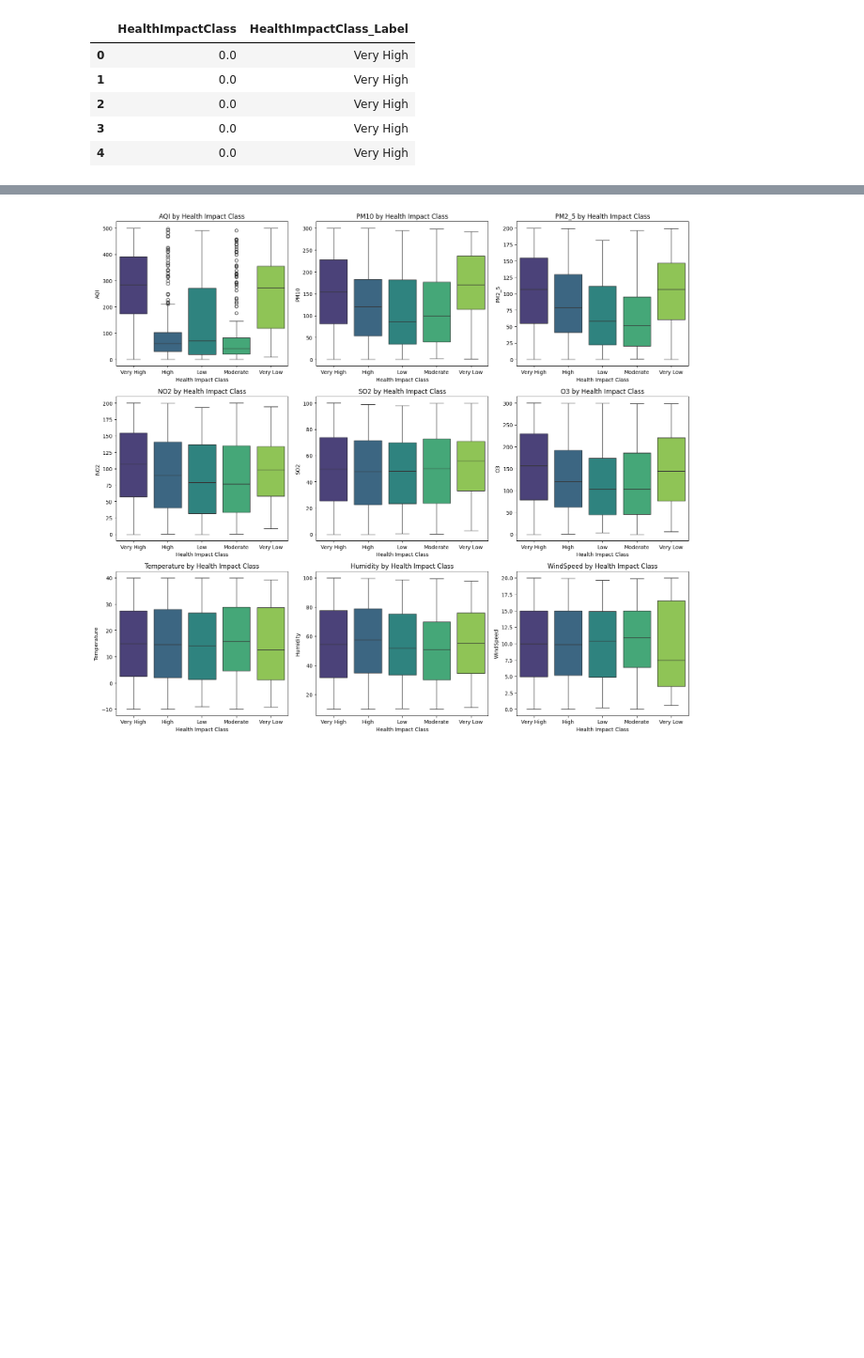
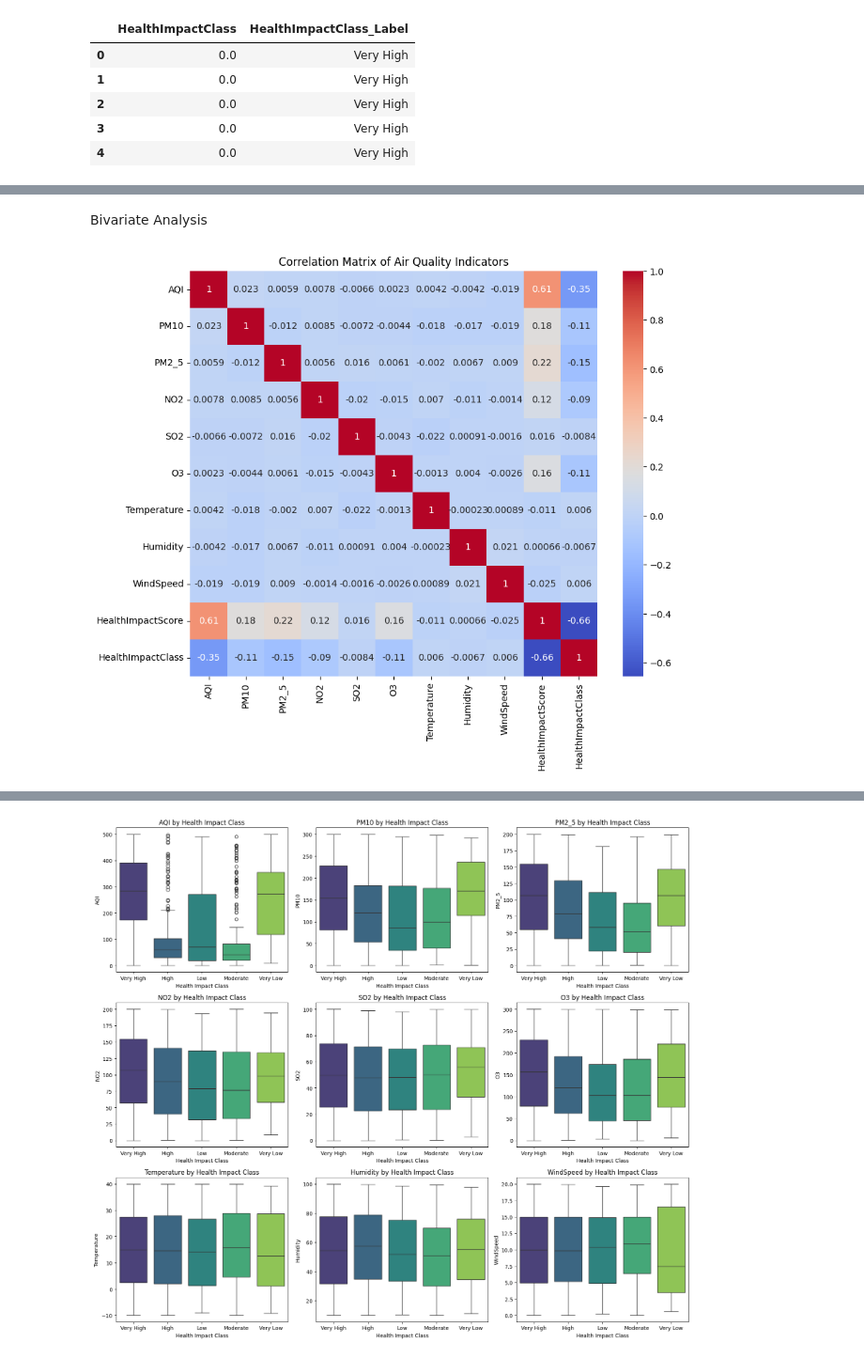
Before and after one commit to Veona-M/air-quality-health-impact, a Jupyter notebook: Air-quality-health-prediction.ipynb, the cells around one changed output, grey strips where cells are left out. Shown at 94% size. Saved outputs shown, nothing was run; the diff lists cells and outputs as text; code cells hidden in the pictures; blank space fills up the shorter version.

```diff
--- a/Air-quality-health-prediction.ipynb
+++ b/Air-quality-health-prediction.ipynb
@@ -159,0 +203,11 @@ plt.show()
+# %% [markdown]
+Bivariate Analysis
+# %%
+# Visualize correlation with HealthImpactClass
+correlation_matrix = air_df.drop(columns=['HealthImpactClass_Label']).corr()
+plt.figure(figsize=(10, 8))
+sns.heatmap(correlation_matrix, annot=True, cmap='coolwarm')
+plt.title('Correlation Matrix of Air Quality Indicators')
+plt.show()
+# %% [output]
+[figure, added]
```
Also changed, not shown: parts of 66 cells of this notebook.
